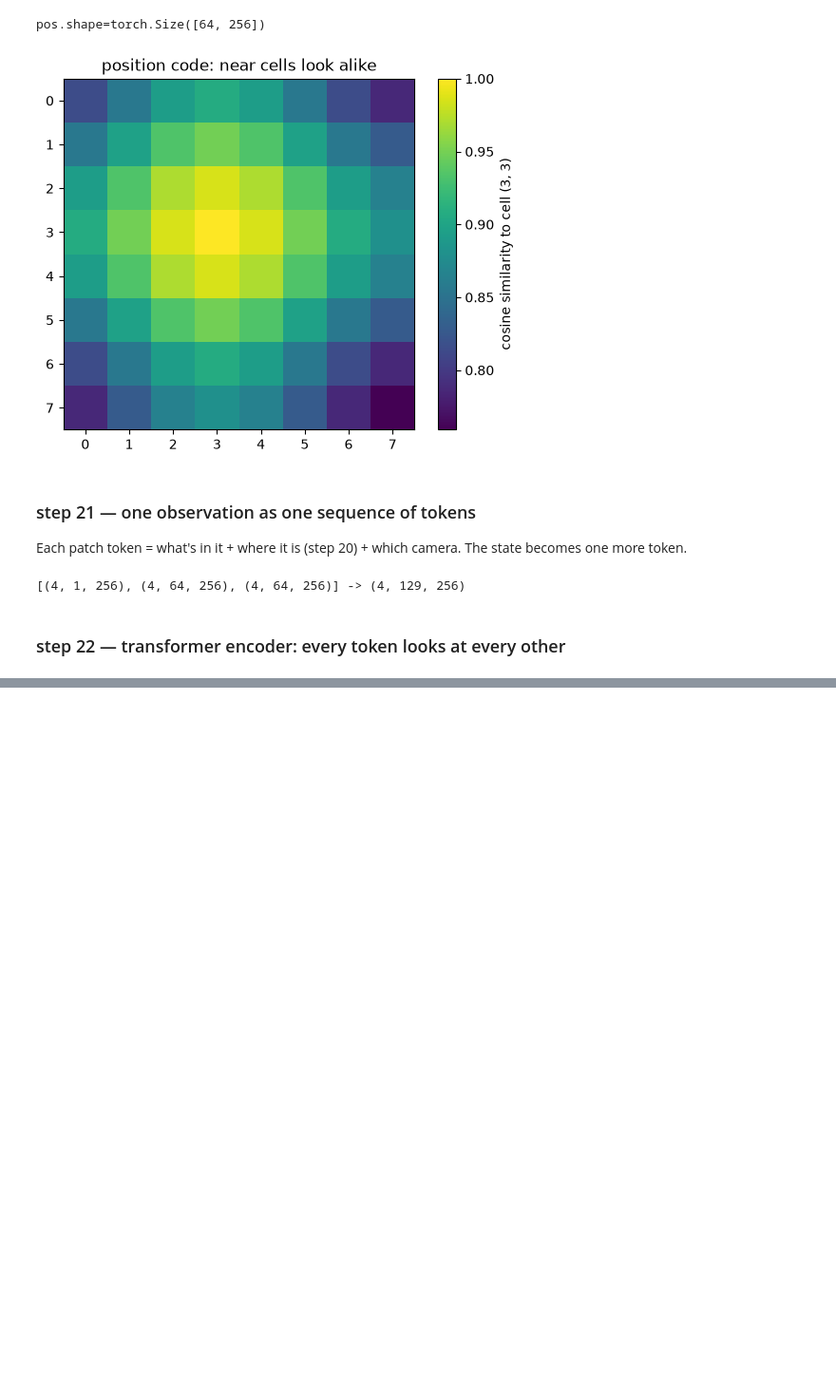
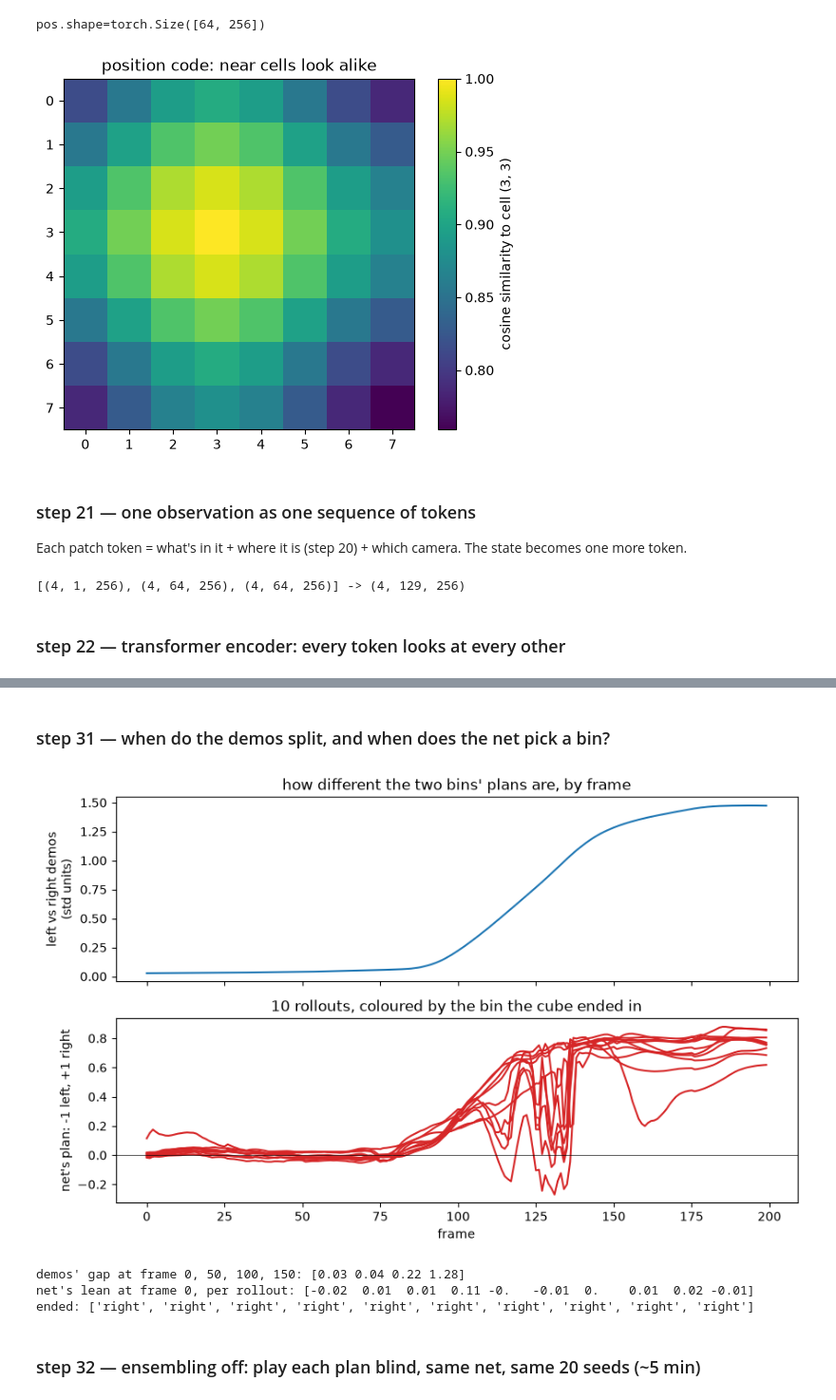
Before and after one commit to rgsk/dream-robot, a Jupyter notebook: rough/act.ipynb, the cells around one changed output, grey strips where cells are left out. Shown at 95% size. Drawn from its saved outputs; the diff is of its cells as text; code cells hidden in the pictures; blank space fills up the shorter version.

```diff
--- a/rough/act.ipynb
+++ b/rough/act.ipynb
@@ -209,10 +212,10 @@ def random_shift(x: Tensor, pad: int = 4) -> Tensor:
     return x[:, :, dy : dy + H, dx : dx + W]
 
 
-def train(net: nn.Module, steps: int = 3000, shift: int = 4) -> Tensor:
+def train(net: nn.Module, steps: int = 3000, shift: int = 4, lr: float = 1e-3) -> Tensor:
     # bc_2's train() with the chunk loss; both cameras, normalised, shifted
     # out: [8], val error per column of the chunk's FIRST action, radians, comparable with bc_2
-    opt = torch.optim.AdamW(net.parameters(), lr=1e-3)
+    opt = torch.optim.AdamW(net.parameters(), lr=lr)
     for step in range(steps + 1):
         i = torch.randint(0, len(Xtr), (64,), device=dev)  # [64]
         ims = [
@@ -660,7 +663,7 @@ cam_tag = nn.Parameter(
 )  # [2, D], learned: which camera
 state_in = nn.Linear(8, D).to(dev)  # the 8 state numbers -> one D-wide token
 
-i = torch.arange(4, device=dev)  # 4 train frames
+i = torch.tensor([0, 1000, 2000, 3000], device=dev)  # 4 train frames from different demos, not 4 near-identical neighbours
 parts = [state_in((Xtr[i] - s_mean) / s_std)[:, None]]  # [4, 1, D], the state as one token
 for k, cam in enumerate(cams):
     im = (IM[cam][0][i].float() / 255 - im_stats[cam][0]) / im_stats[cam][1]  # [4, 3, H, W]
@@ -693,0 +763,12 @@ image tokens changed by: 0.000 going in, 0.005 coming out
+# %%
+# same data, loss, shift and rollouts as ChunkNet's 20/20 (step 12); lr 1e-4, not 1e-3:
+# transformers at 1e-3 tend to diverge
+torch.manual_seed(0)
+net = ACTNet().to(dev)  # predict() reads this global
+err = train(net, lr=1e-4)
+net.eval()
+res = {seed: rollout_ensemble(seed) for seed in range(1000, 1020)}
+print(
+    f"ACTNet ensemble: {sum(ok for ok, _, _ in res.values())}/20   "
+    f"failures {dict(Counter(mode for ok, mode, _ in res.values() if not ok))}"
+)
@@ -693,0 +1019,46 @@ image tokens changed by: 0.000 going in, 0.005 coming out
+# %% [markdown]
+### step 31 — when do the demos split, and when does the net pick a bin?
+# %%
+# net is step 30's CVAENet (ACTNet's was overwritten); its z collapsed, so at z = 0 it is bare ACT in effect
+# 1) the demos' average plan at each frame t, per bin: when do left and right demos start to differ?
+t_in = np.arange(N) - np.searchsorted(episode, episode)  # [N], each frame's index within its demo
+sd = a_std.cpu().numpy()  # [8], to compare in std units
+T = 200
+mean_plan = {
+    b: np.stack([chunks[(t_in == t) & tr & (bin_of[episode] == b)].mean(0) for t in range(T)]) for b in ["left", "right"]
+}  # {bin: [T, K, 8]}
+gap = (np.abs(mean_plan["left"] - mean_plan["right"]) / sd).mean((1, 2))  # [T], how far apart the two bins' plans are
+
+# 2) the net's plan at every step of 10 rollouts: closer to the left demos' plan or the right's?
+orig = predict
+lean, ends = [], []
+for seed in range(1000, 1010):
+    plans = []
+    predict = lambda obs: plans.append(orig(obs)) or plans[-1]  # rollout_ensemble calls the global predict
+    rollout_ensemble(seed)
+    predict = orig
+    p = np.stack(plans[:T])  # [T, K, 8]
+    dl = (np.abs(p - mean_plan["left"][: len(p)]) / sd).mean((1, 2))  # [T]
+    dr = (np.abs(p - mean_plan["right"][: len(p)]) / sd).mean((1, 2))  # [T]
+    lean.append((dl - dr) / (dl + dr))  # [T], -1 = the left plan, +1 = the right plan, 0 = in between
+    ends.append(where_cube())
+
+fig, ax = plt.subplots(2, 1, figsize=(10, 6), sharex=True)
+ax[0].plot(gap)
+ax[0].set_ylabel("left vs right demos\n(std units)")
+ax[0].set_title("how different the two bins' plans are, by frame")
+for l, e in zip(lean, ends):
+    ax[1].plot(l, color={"left": "tab:blue", "right": "tab:red"}.get(e, "grey"))
+ax[1].axhline(0, color="k", lw=0.5)
+ax[1].set_ylabel("net's plan: -1 left, +1 right")
+ax[1].set_xlabel("frame")
+ax[1].set_title("10 rollouts, coloured by the bin the cube ended in")
+plt.show()
+print("demos' gap at frame 0, 50, 100, 150:", gap[[0, 50, 100, 150]].round(2))
+print("net's lean at frame 0, per rollout:", np.array([l[0] for l in lean]).round(2), " ended:", ends)
+# %% [output]
+[figure, added]
+demos' gap at frame 0, 50, 100, 150: [0.03 0.04 0.22 1.28]
+net's lean at frame 0, per rollout: [-0.02  0.01  0.01  0.11 -0.   -0.01  0.    0.01  0.02 -0.01]  ended: ['right', 'right', 'right', 'right', 'right', 'right', 'right', 'right', 'right', 'right']
+# %% [markdown]
+### step 32 — ensembling off: play each plan blind, same net, same 20 seeds (~5 min)
```
Also changed, not shown: parts of 21 cells of this notebook, 1 other file.
